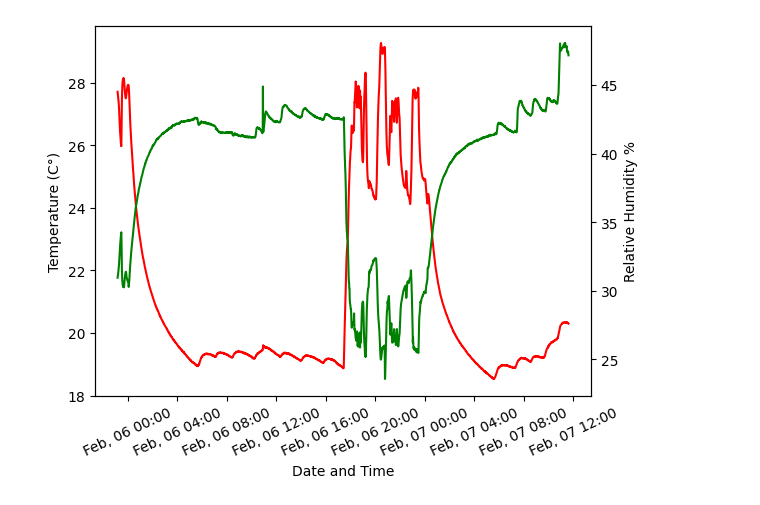
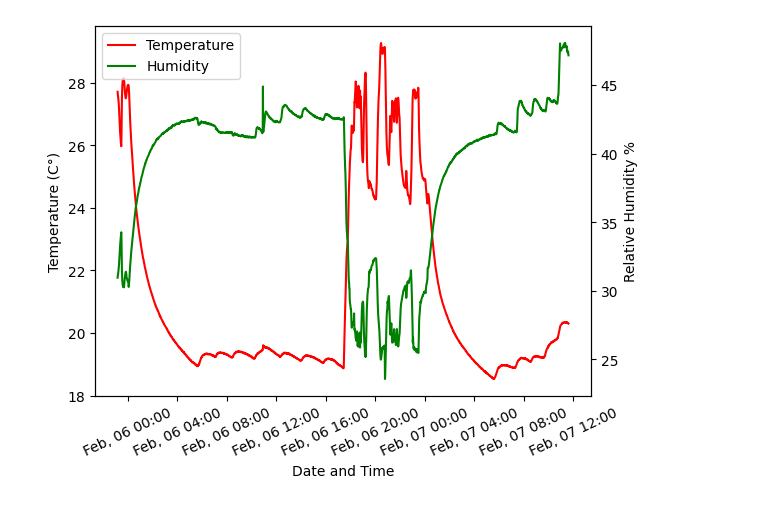
Before and after one commit to Harames/Hydroinformatics_Arduino_Project, a Jupyter notebook: ArduinoProject.ipynb, the cells around one changed output. Saved outputs shown, nothing was run; the diff lists cells and outputs as text; code cells hidden in the pictures.

Commit message:
Updated Notebook + add plot png

```diff
--- a/ArduinoProject.ipynb
+++ b/ArduinoProject.ipynb
@@ -24,18 +24,23 @@ for i in range(0, len(seconds)):
     seconds[i] = datetime.datetime.fromtimestamp(int(seconds[i]) + epoch_time)
 # %%
 fig, ax1 = plt.subplots()
-ax1.plot(seconds,temperature, color='r')
+ln1 = ax1.plot(seconds,temperature, color='r', label='Temperature')
 ax1.set_xlabel('Date and Time')
 ax1.set_ylabel('Temperature (C\N{DEGREE SIGN})')
 
 plt.xticks(rotation=25)
 date_form = DateFormatter('%b, %d %H:%M')
 ax1.xaxis.set_major_formatter(date_form)
 ax2 = ax1.twinx()
-ax2.plot(seconds,humidity, color='g')
+ln2 = ax2.plot(seconds,humidity, color='g', label='Humidity')
 ax2.set_ylabel("Relative Humidity %")
 
+axs = ln1+ln2
+xabs = [a.get_label() for a in axs]
+ax1.legend(axs, xabs, loc=2)
 
+
+plt.savefig('plot.png', bbox_inches='tight')
 plt.show()
 # %% [output]
-[figure, old version]
+[figure, new version]
```
Also changed, not shown: 1 other file.
